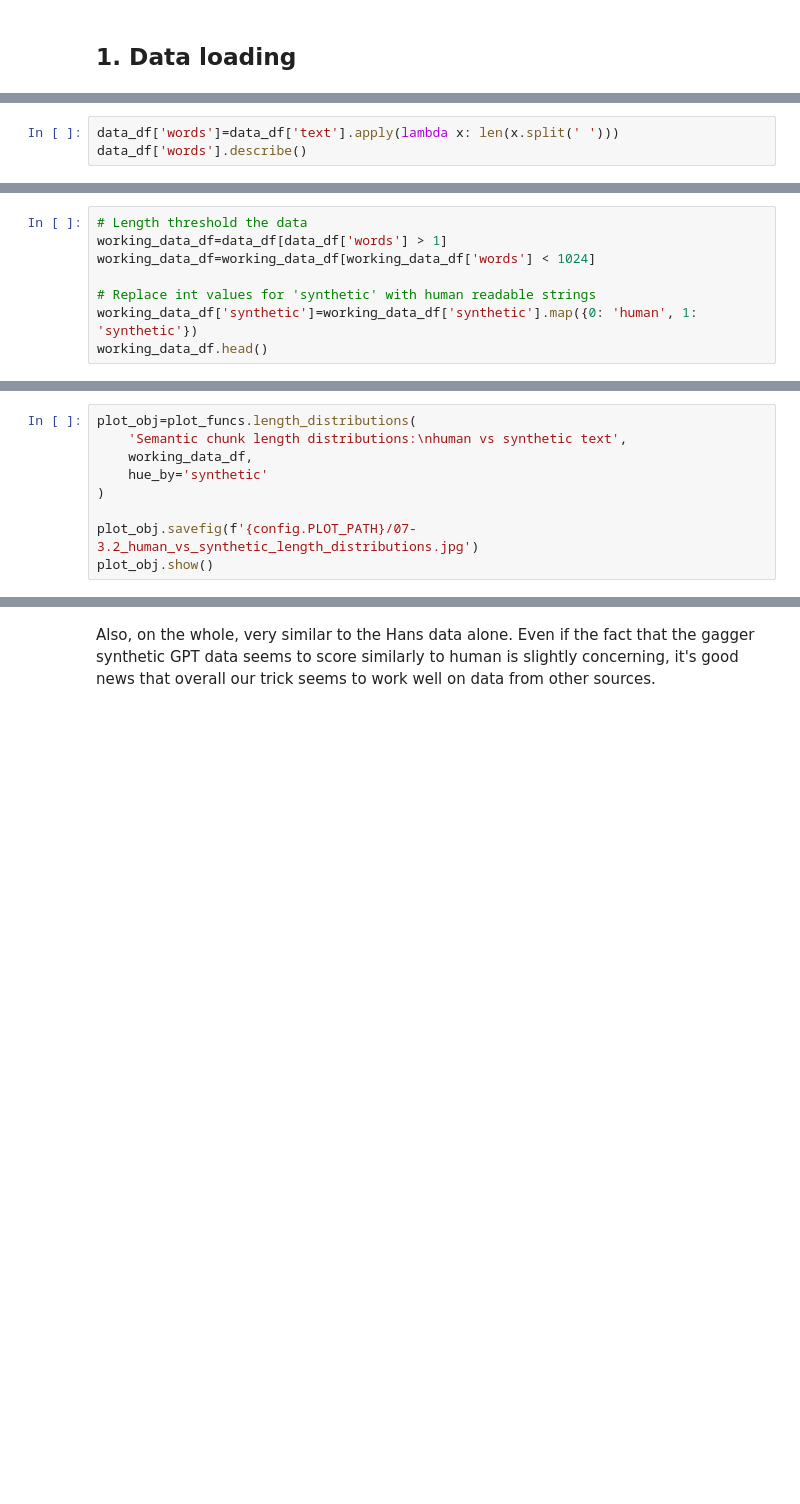
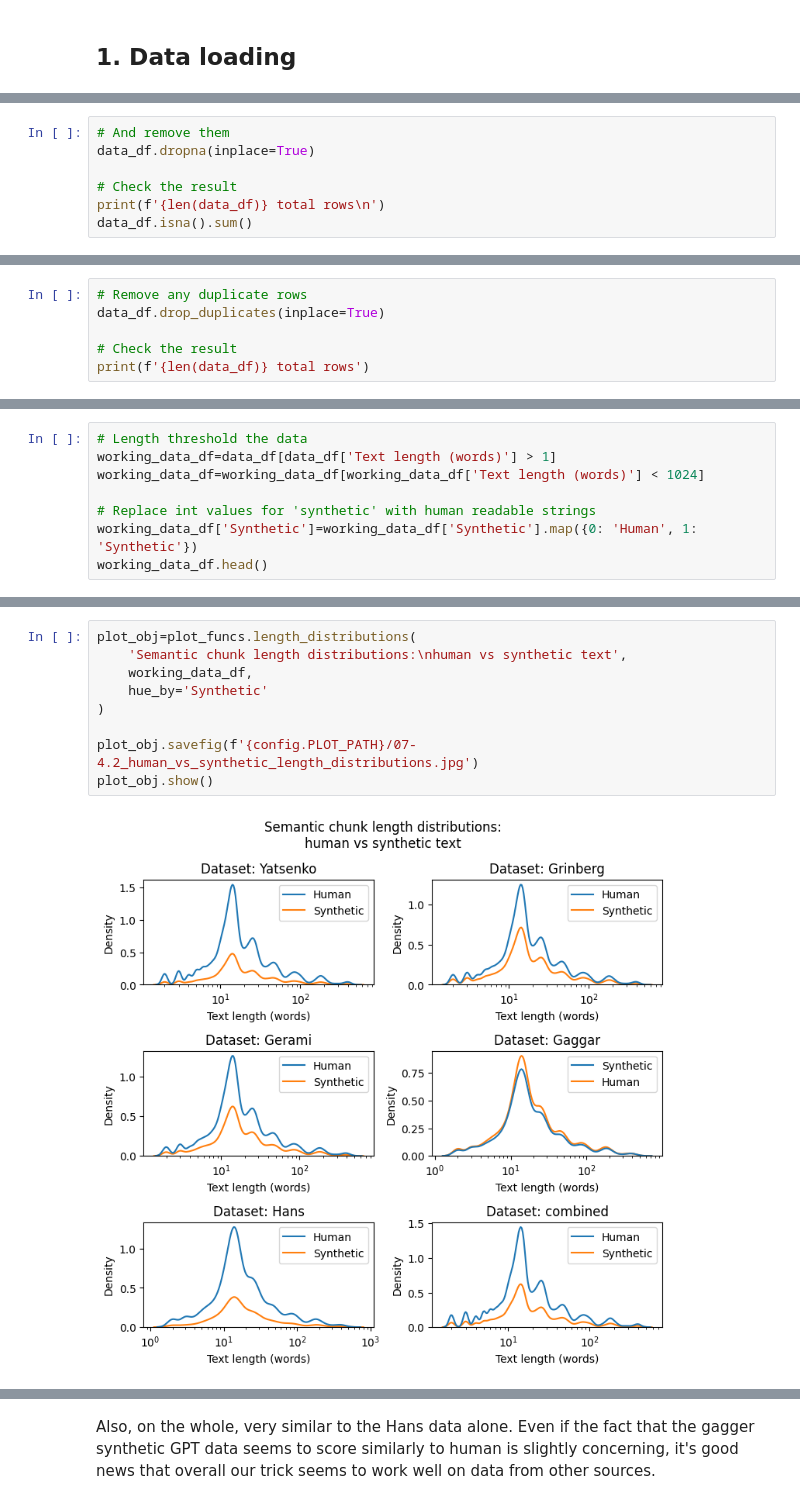
Before and after one commit to gperdrizet/llm_detector, a Jupyter notebook: perplexity_ratio_score/notebooks/07-semantic_chunk_score_exploration.ipynb, the cells around one changed output, grey strips where cells are left out. Cells and saved outputs as stored; diff of their text form; blank space fills up the shorter version.

Commit message:
Updated column names and cleaned up, re-ran with new data.

```diff
--- a/perplexity_ratio_score/notebooks/07-semantic_chunk_score_exploration.ipynb
+++ b/perplexity_ratio_score/notebooks/07-semantic_chunk_score_exploration.ipynb
@@ -31,0 +65,7 @@ data_df.head()
+# %%
+# And remove them
+data_df.dropna(inplace=True)
+
+# Check the result
+print(f'{len(data_df)} total rows\n')
+data_df.isna().sum()
@@ -31,0 +84,6 @@ data_df.head()
+# %%
+# Remove any duplicate rows
+data_df.drop_duplicates(inplace=True)
+
+# Check the result
+print(f'{len(data_df)} total rows')
@@ -38,3 +104,0 @@ plot_obj.show()
-# %%
-data_df['words']=data_df['text'].apply(lambda x: len(x.split(' ')))
-data_df['words'].describe()
@@ -51,8 +129,8 @@ Just for fun, let's take a look at the chunk length distributions for human vs m
 # %%
 # Length threshold the data
-working_data_df=data_df[data_df['words'] > 1]
-working_data_df=working_data_df[working_data_df['words'] < 1024]
+working_data_df=data_df[data_df['Text length (words)'] > 1]
+working_data_df=working_data_df[working_data_df['Text length (words)'] < 1024]
 
 # Replace int values for 'synthetic' with human readable strings
-working_data_df['synthetic']=working_data_df['synthetic'].map({0: 'human', 1: 'synthetic'})
+working_data_df['Synthetic']=working_data_df['Synthetic'].map({0: 'Human', 1: 'Synthetic'})
 working_data_df.head()
@@ -59,10 +144,12 @@ working_data_df.head()
 # %%
 plot_obj=plot_funcs.length_distributions(
     'Semantic chunk length distributions:\nhuman vs synthetic text',
     working_data_df,
-    hue_by='synthetic'
+    hue_by='Synthetic'
 )
 
-plot_obj.savefig(f'{config.PLOT_PATH}/07-3.2_human_vs_synthetic_length_distributions.jpg')
+plot_obj.savefig(f'{config.PLOT_PATH}/07-4.2_human_vs_synthetic_length_distributions.jpg')
 plot_obj.show()
+# %% [output]
+[figure, added]
 # %% [markdown]
```
Also changed, not shown: parts of 26 cells of this notebook, 14 other files.
